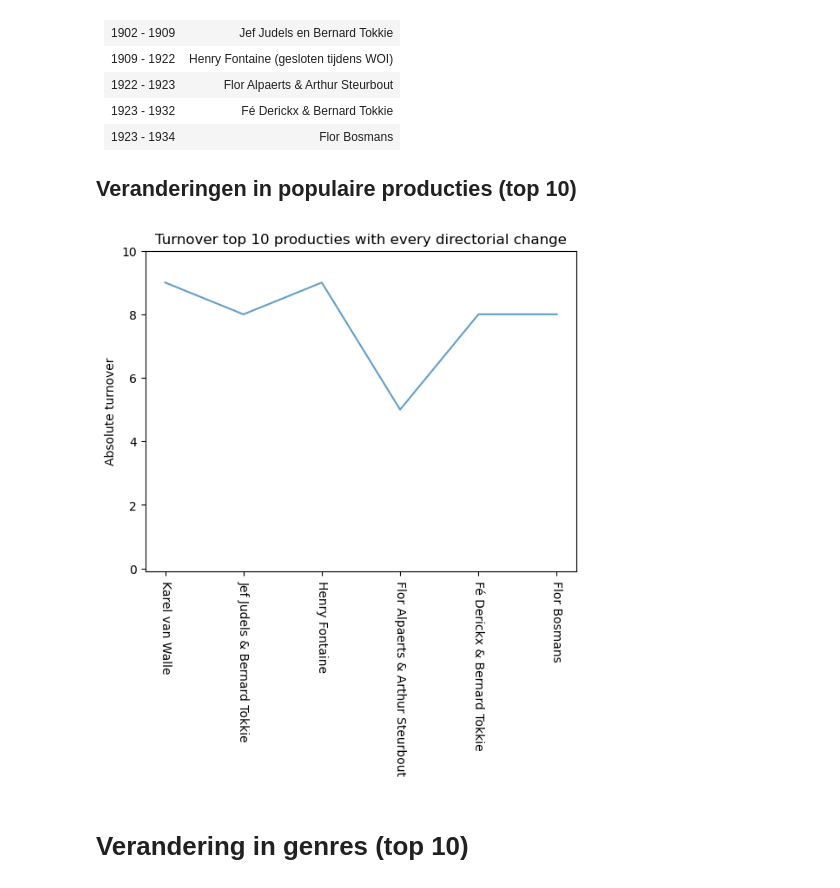
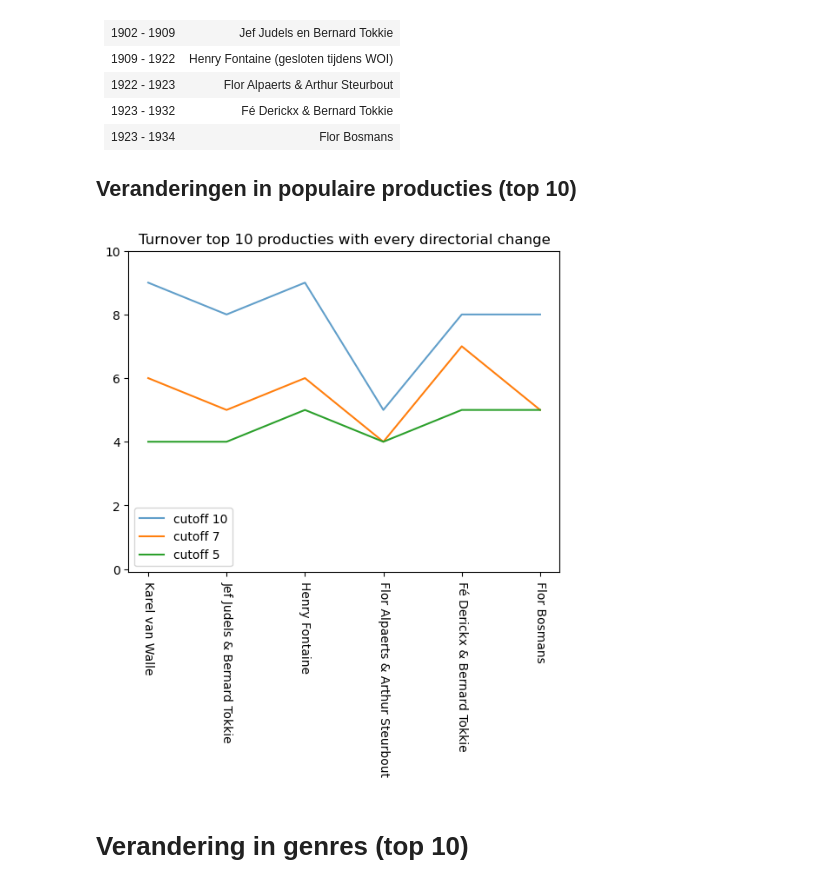
Before and after one commit to MonaDT/OPERA, a Jupyter notebook: notebooks/Turnover.ipynb, the cells around one changed output. Saved outputs shown, nothing was run; the diff lists cells and outputs as text; code cells hidden in the pictures.

Commit message:
Stream_plot

```diff
--- a/notebooks/Turnover.ipynb
+++ b/notebooks/Turnover.ipynb
@@ -42,17 +43,28 @@ def turnover(df):
     df = df.apply(set, axis=1)
     return (df.iloc[1:] - df.shift(1).iloc[1:]).apply(len)
 # %%
-directie = turnover(productie_ranks)
+directie_10 = get_ranks(df, 10)
+directie_5 =  get_ranks(df, 5)
+directie_7 = get_ranks(df, 7)
+
+
+directie_10 = turnover(productie_ranks10)
+directie_5 = turnover(productie_ranks5)
+directie_7 = turnover(productie_ranks7)
 # %%
-ax = directie.plot(
-    style='-', ylim=(-0.1, 10.0), alpha=0.7,
-    title='Turnover top 10 producties with every directorial change')
+directie_10.plot(style='-', ylim=(-0.1, 10.0), alpha=0.7, title='Turnover top 10 producties with every directorial change')
+directie_7.plot()
+directie_5.plot()
+
+
+plt.legend(['cutoff 10','cutoff 7','cutoff 5'])
 plt.xticks(rotation=270)
 ax.set_ylabel("Absolute turnover");
 
 #grote variate. Bijna de gehele top 10 wijzigt per directorial change
+#nog andere k's proberen
 # %% [output]
-[figure, old version]
+[figure, new version]
 # %% [markdown]
 # Verandering in genres (top 10)
 # %%
```
Also changed, not shown: parts of 12 cells of this notebook, 2 other files.
